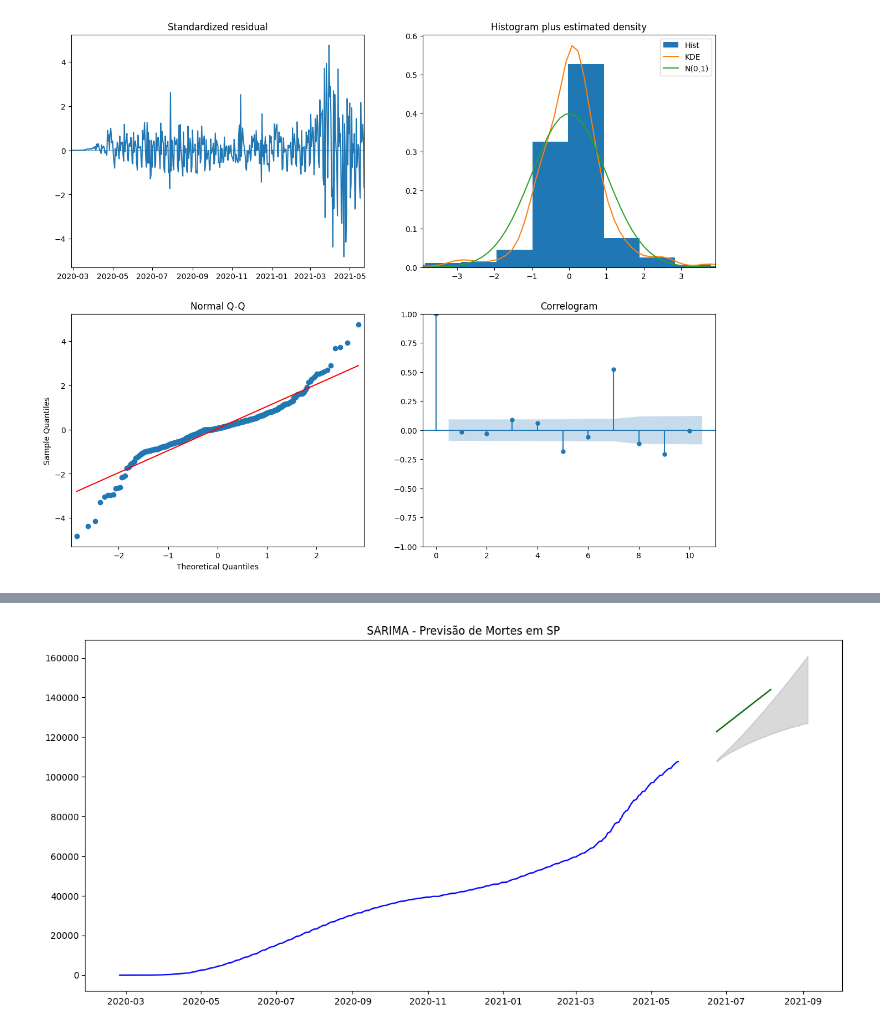
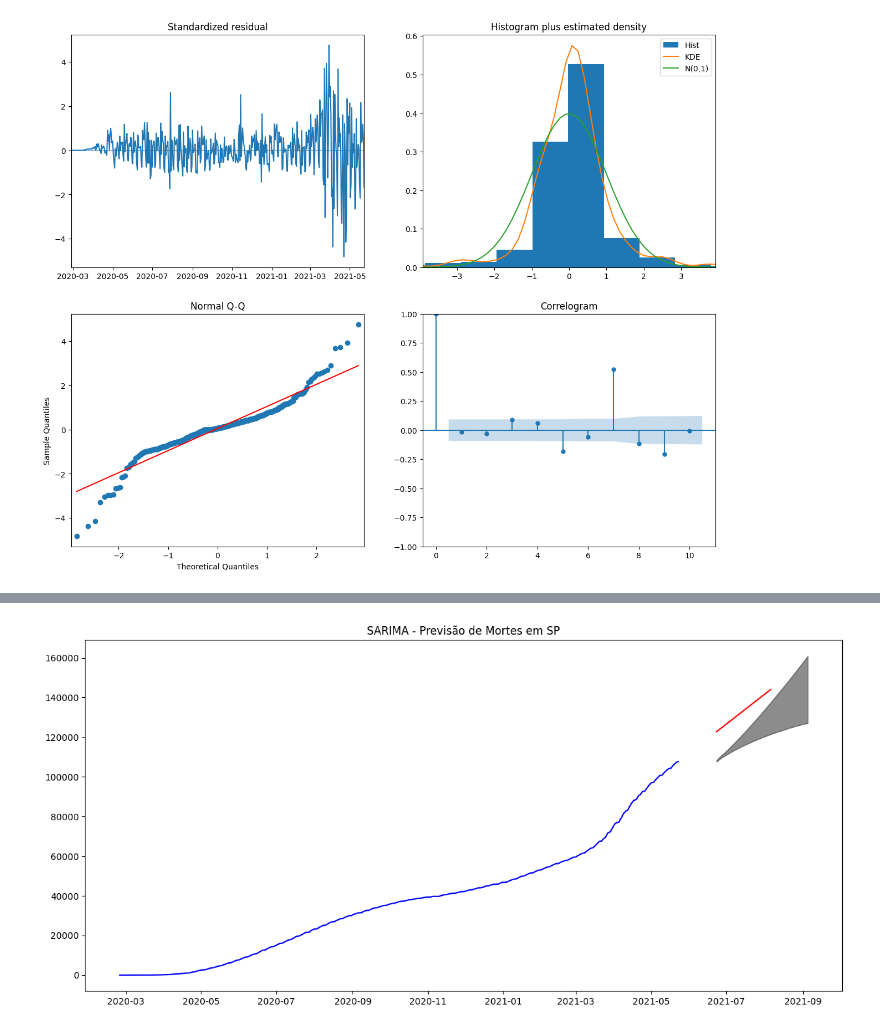
Before and after one commit to myonei/TCC_UAM, a Jupyter notebook: Covid.ipynb, the cells around one changed output, grey strips where cells are left out. Cells and saved outputs as stored; diff of their text form; code cells hidden in the pictures.

```diff
--- a/Covid.ipynb
+++ b/Covid.ipynb
@@ -428,31 +428,28 @@ SARIMAX Results
 Warnings:
 [1] Covariance matrix calculated using the outer product of gradients (complex-step).
 # %%
-# Previsões
+def previsao(model, periods=24):
+    periodos = periods
+    fit, conf_int = model.predict(n_periods=periodos, return_conf_int=True)
+    idx = pd.date_range(df.index[-1] + pd.DateOffset(months=1), periods = periodos)
 
-def forecast(model, periods=24):
-    # Forecast
-    n_periods = periods
-    fitted, confint = model.predict(n_periods=n_periods, return_conf_int=True)
-    index_of_fc = pd.date_range(df.index[-1] + pd.DateOffset(months=1), periods = n_periods)
+    fit_series = pd.Series(fit, index=idx)
+    lower_series = pd.Series(conf_int[:, 0], index=idx)
+    upper_series = pd.Series(conf_int[:, 1], index=idx)
 
-    # make series for plotting purpose
-    fitted_series = pd.Series(fitted, index=index_of_fc)
-    lower_series = pd.Series(confint[:, 0], index=index_of_fc)
-    upper_series = pd.Series(confint[:, 1], index=index_of_fc)
-
-    # Plot
     plt.figure(figsize=(15,7))
     plt.plot(serie, color='blue')
-    plt.plot(fitted_series, color='darkgreen')
+    plt.plot(fit_series, color='red')
     plt.fill_between(lower_series.index,
                     lower_series,
                     upper_series,
-                    color='k', alpha=.15)
+                    color='k', alpha=.45)
 
     plt.title("SARIMA - Previsão de Mortes em SP")
     plt.show()
-
-forecast(model, periods=75)
-# %% [output]
-[figure, removed]
+# %%
+# Previsões
+
+previsao(model, periods=75)
+# %% [output]
+[figure, added]
```
Also changed, not shown: parts of 3 cells of this notebook.
